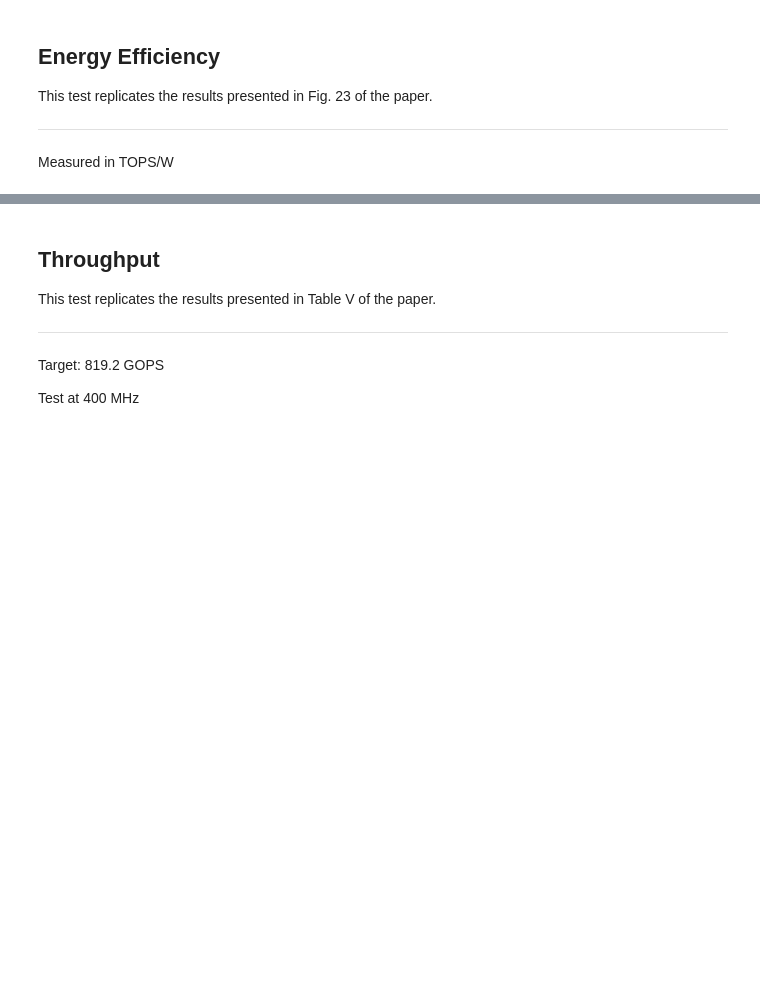
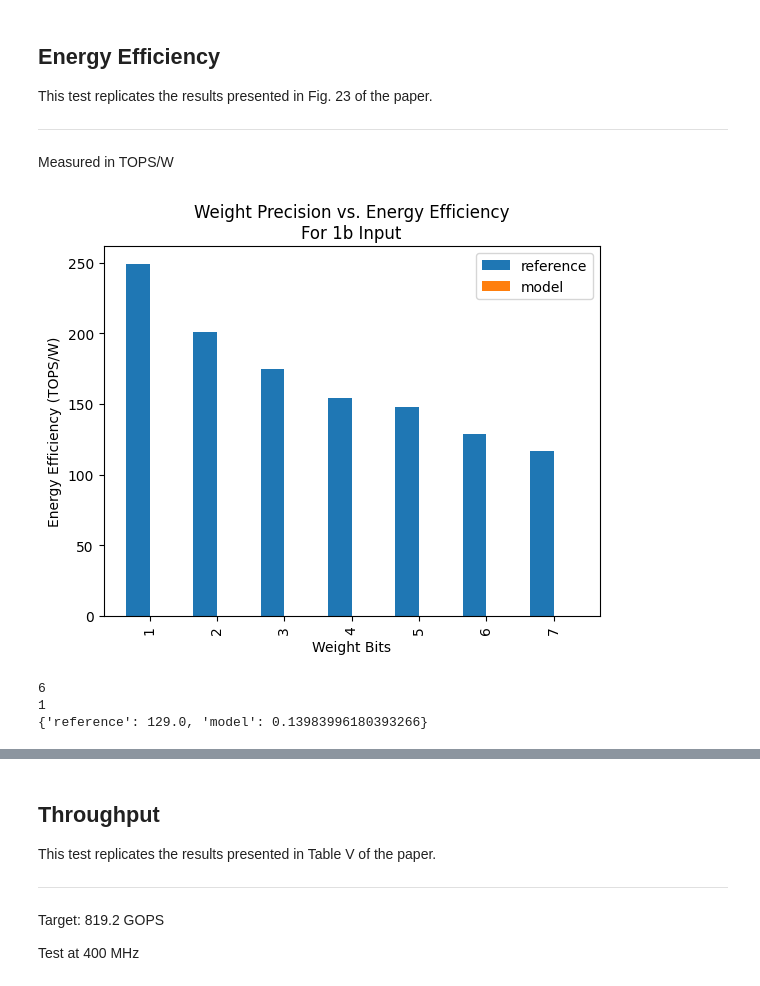
Before and after one commit to linv24/6.5930-project, a Jupyter notebook: workspace/models/arch/1_macro/flexdcim_2025/_guide.ipynb, the cells around one changed output, grey strips where cells are left out. Cells and saved outputs as stored; diff of their text form; code cells hidden in the pictures; blank space fills up the shorter version.

Commit message:
add energy efficiency and throughput code

```diff
--- a/workspace/models/arch/1_macro/flexdcim_2025/_guide.ipynb
+++ b/workspace/models/arch/1_macro/flexdcim_2025/_guide.ipynb
@@ -256,42 +238,50 @@ results = utils.parallel_test(
 # %%
 EXPECTED_EFFICIENCY_1b_INPUT = {
     1: 249.1,
     2: 201.0,
     3: 175.0,
     4: 153.9,
     5: 148.0,
     6: 129.0,
     7: 117.0,
     8: 110.7,
 }
 
 results = utils.parallel_test(
     utils.delayed(utils.quick_run)(
         macro=MACRO_NAME,
         variables=dict(
+            MAX_UTILIZATION=True,
+            WEIGHT_BITS=i,
             INPUT_BITS=1,
-            WEIGHT_BITS=i,
-            # N_REGS_PER_COL=[1, 2, 4, 8, 16][j],
-            # N_ROWS_PER_REG=128 // [1, 2, 4, 8, 16][j],
-            # FORCE_100MHZ=False,
-            # OUTPUT_BITS=16,
         ),
     )
     for i in range(1, 8)
-    # for j in range(5)
 )
 
 expected_flattened = list(EXPECTED_EFFICIENCY_1b_INPUT.values())
 for r, e in zip(results, expected_flattened):
-    r.add_compare_ref("tops", e) # tops/w? what in results gives us this
+    r.add_compare_ref("tops_per_w", e)
 
 notebook_utils.bar_side_by_side(
-    {r.variables["WEIGHT_BITS"]: r.tops for r in results}, # tops/w? what in results gives us this
+    {r.variables["WEIGHT_BITS"]: r.tops_per_w for r in results},
     # ax=axs[i],
-    xlabel="Input and Weight Bits",
+    xlabel="Weight Bits",
     ylabel="Energy Efficiency (TOPS/W)",
-    title=f"# Input/Weight Bits vs. Energy Efficieny\nFor 1b Input",
+    title=f"Weight Precision vs. Energy Efficiency\nFor 1b Input",
 )
+# %% [output]
+[figure, added]
+# %%
+i = 5
+
+print(results[i].variables["WEIGHT_BITS"])
+print(results[i].variables["INPUT_BITS"])
+print(results[i].tops_per_w)
+# %% [output]
+6
+1
+{'reference': 129.0, 'model': 0.13983996180393266}
 # %%
 EXPECTED_EFFICIENCY_SCALED_INPUT = {
     1: 249.1,
```
Also changed, not shown: parts of 5 cells of this notebook, 1 other file.
